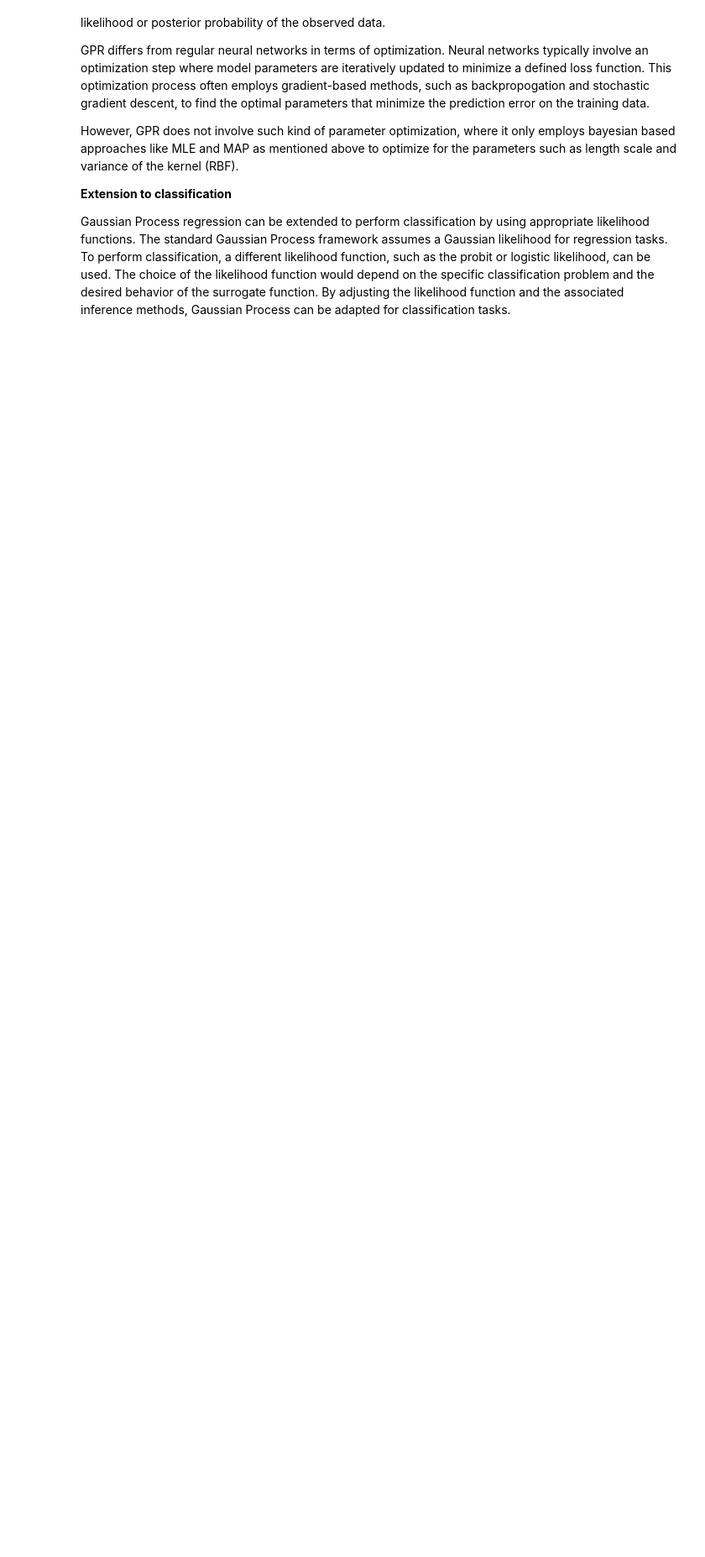
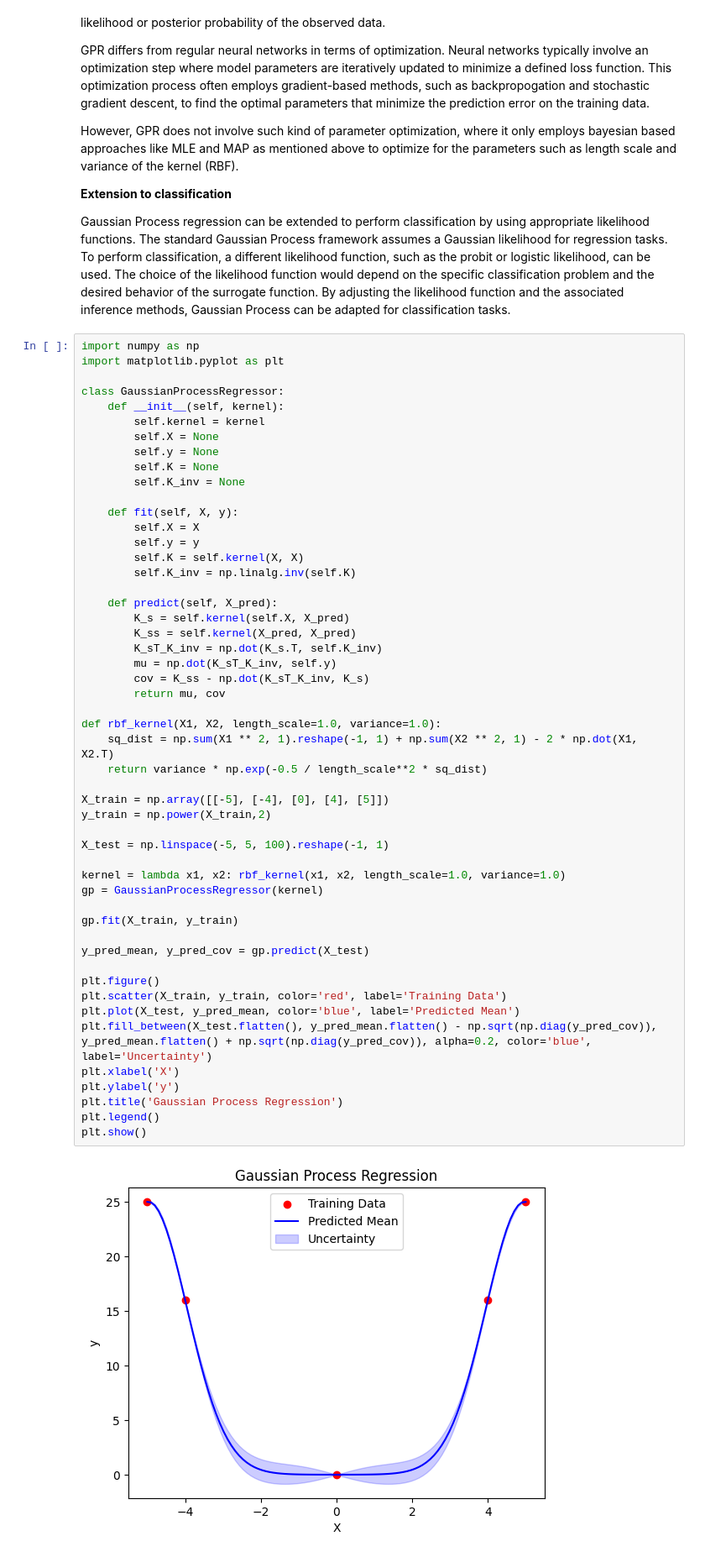
Before and after one commit to kristopherpaul/ML_Induction-Assignment_IITGN, a Jupyter notebook: 3_Mathematics.ipynb, the cells around one changed output. Shown at 84% size. Saved outputs shown, nothing was run; the diff lists cells and outputs as text; blank space fills up the shorter version.

```diff
--- a/3_Mathematics.ipynb
+++ b/3_Mathematics.ipynb
@@ -142,3 +142,56 @@ However, GPR does not involve such kind of parameter optimization, where it only
 **Extension to classification**
 
 Gaussian Process regression can be extended to perform classification by using appropriate likelihood functions. The standard Gaussian Process framework assumes a Gaussian likelihood for regression tasks. To perform classification, a different likelihood function, such as the probit or logistic likelihood, can be used. The choice of the likelihood function would depend on the specific classification problem and the desired behavior of the surrogate function. By adjusting the likelihood function and the associated inference methods, Gaussian Process can be adapted for classification tasks.
+# %%
+import numpy as np
+import matplotlib.pyplot as plt
+
+class GaussianProcessRegressor:
+    def __init__(self, kernel):
+        self.kernel = kernel
+        self.X = None
+        self.y = None
+        self.K = None
+        self.K_inv = None
+
+    def fit(self, X, y):
+        self.X = X
+        self.y = y
+        self.K = self.kernel(X, X)
+        self.K_inv = np.linalg.inv(self.K)
+
+    def predict(self, X_pred):
+        K_s = self.kernel(self.X, X_pred)
+        K_ss = self.kernel(X_pred, X_pred)
+        K_sT_K_inv = np.dot(K_s.T, self.K_inv)
+        mu = np.dot(K_sT_K_inv, self.y)
+        cov = K_ss - np.dot(K_sT_K_inv, K_s)
+        return mu, cov
+
+def rbf_kernel(X1, X2, length_scale=1.0, variance=1.0):
+    sq_dist = np.sum(X1 ** 2, 1).reshape(-1, 1) + np.sum(X2 ** 2, 1) - 2 * np.dot(X1, X2.T)
+    return variance * np.exp(-0.5 / length_scale**2 * sq_dist)
+
+X_train = np.array([[-5], [-4], [0], [4], [5]])
+y_train = np.power(X_train,2)
+
+X_test = np.linspace(-5, 5, 100).reshape(-1, 1)
+
+kernel = lambda x1, x2: rbf_kernel(x1, x2, length_scale=1.0, variance=1.0)
+gp = GaussianProcessRegressor(kernel)
+
+gp.fit(X_train, y_train)
+
+y_pred_mean, y_pred_cov = gp.predict(X_test)
+
+plt.figure()
+plt.scatter(X_train, y_train, color='red', label='Training Data')
+plt.plot(X_test, y_pred_mean, color='blue', label='Predicted Mean')
+plt.fill_between(X_test.flatten(), y_pred_mean.flatten() - np.sqrt(np.diag(y_pred_cov)), y_pred_mean.flatten() + np.sqrt(np.diag(y_pred_cov)), alpha=0.2, color='blue', label='Uncertainty')
+plt.xlabel('X')
+plt.ylabel('y')
+plt.title('Gaussian Process Regression')
+plt.legend()
+plt.show()
+# %% [output]
+[figure, added]
```
